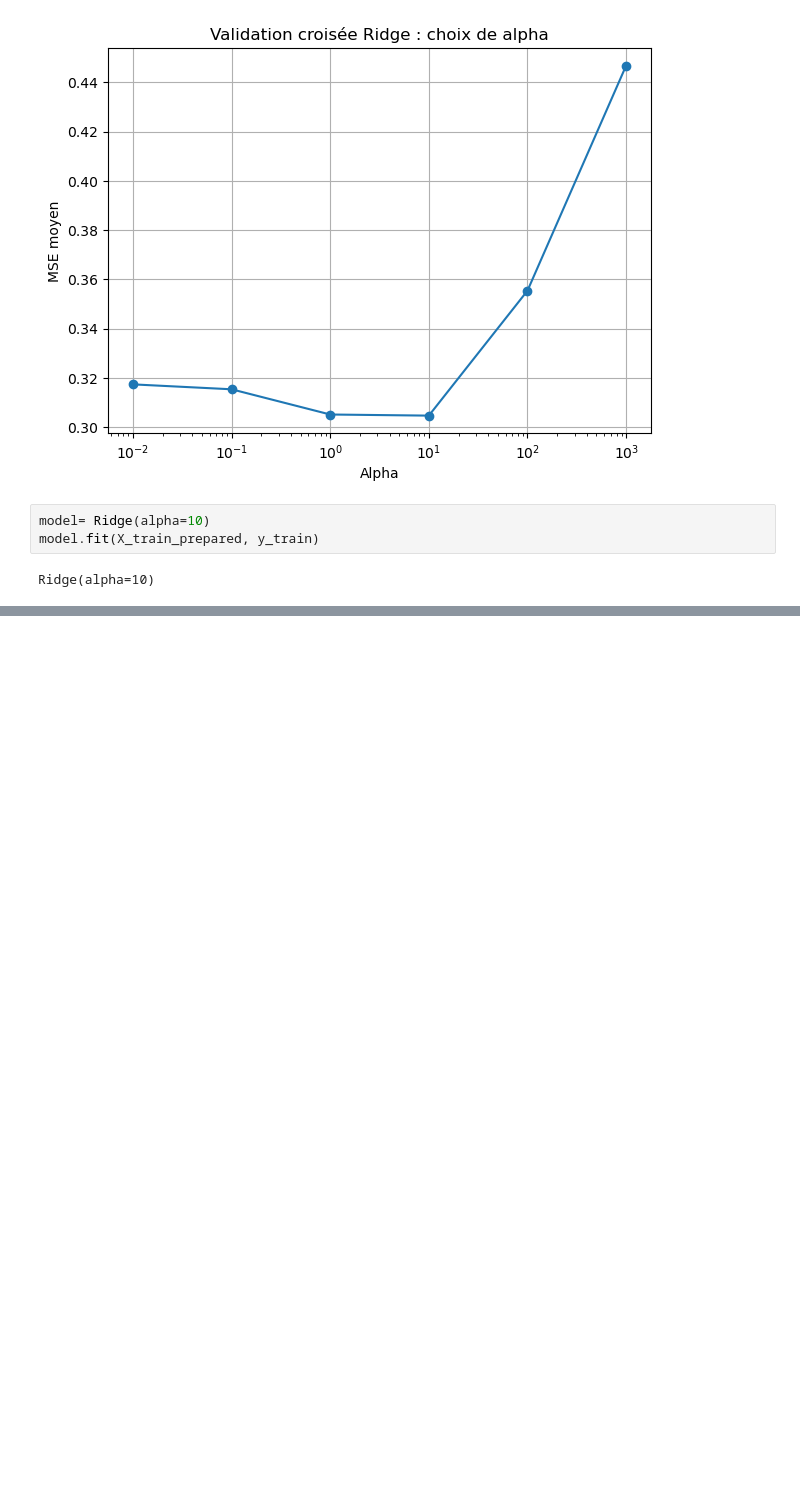
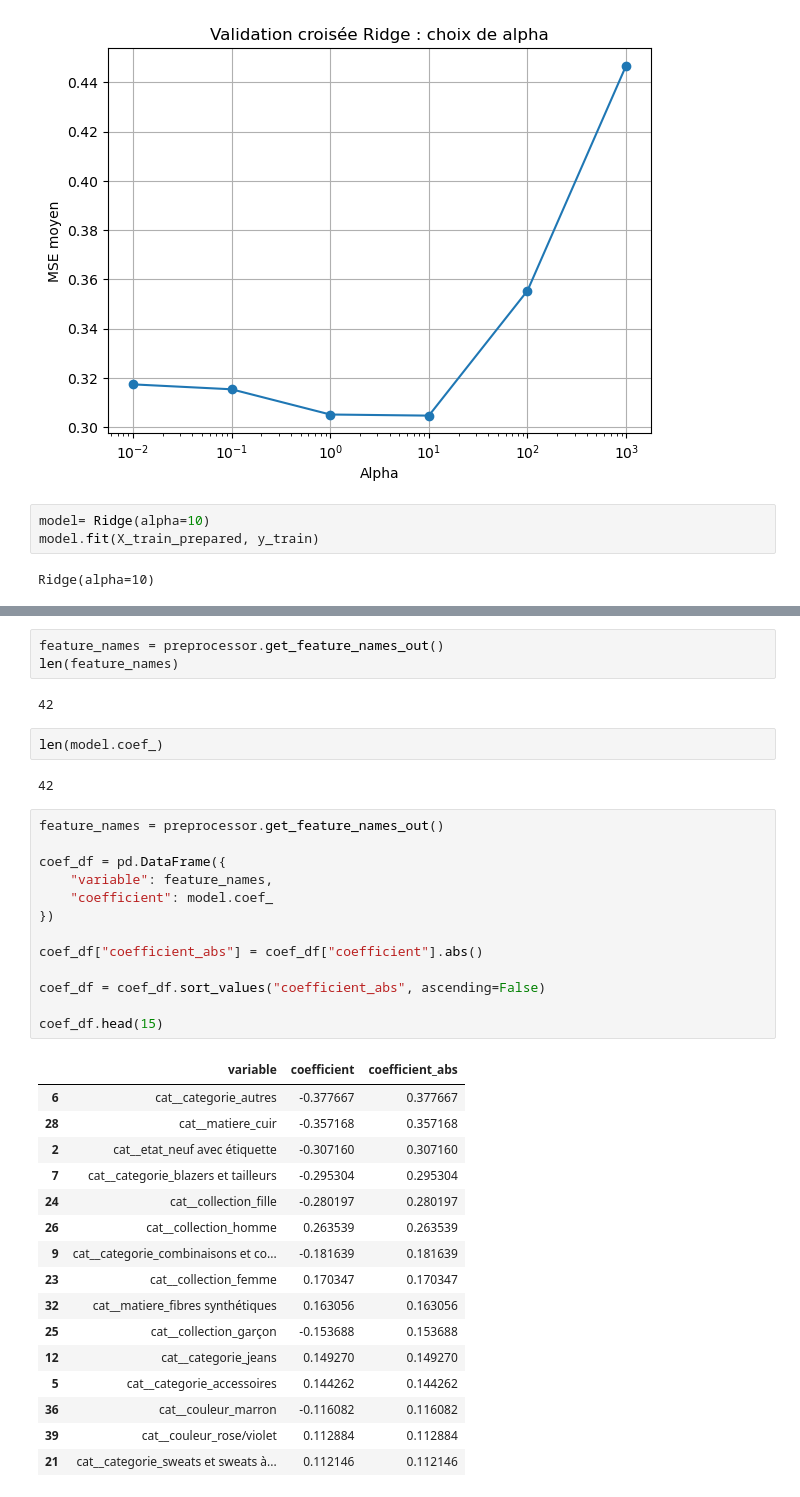
Before and after one commit to NourBouabid/Vinted-Zara-scrapping-et-analyse, a Jupyter notebook: Notebook_Analyse.ipynb, the cells around one changed output, grey strips where cells are left out. Drawn from its saved outputs; the diff is of its cells as text; blank space fills up the shorter version.

Commit message:
performances et coefficient

```diff
--- a/Notebook_Analyse.ipynb
+++ b/Notebook_Analyse.ipynb
@@ -227,0 +250,39 @@ Ridge(alpha=10)
+# %%
+feature_names = preprocessor.get_feature_names_out()
+len(feature_names)
+# %% [output]
+42
+# %%
+len(model.coef_)
+# %% [output]
+42
+# %%
+feature_names = preprocessor.get_feature_names_out()
+
+coef_df = pd.DataFrame({
+    "variable": feature_names,
+    "coefficient": model.coef_
+})
+
+coef_df["coefficient_abs"] = coef_df["coefficient"].abs()
+
+coef_df = coef_df.sort_values("coefficient_abs", ascending=False)
+
+coef_df.head(15)
+# %% [output]
+|  | variable | coefficient | coefficient_abs |
+| 6 | cat__categorie_autres | -0.377667 | 0.377667 |
+| 28 | cat__matiere_cuir | -0.357168 | 0.357168 |
+| 2 | cat__etat_neuf avec étiquette | -0.307160 | 0.307160 |
+| 7 | cat__categorie_blazers et tailleurs | -0.295304 | 0.295304 |
+| 24 | cat__collection_fille | -0.280197 | 0.280197 |
+| 26 | cat__collection_homme | 0.263539 | 0.263539 |
+| 9 | cat__categorie_combinaisons et co... | -0.181639 | 0.181639 |
+| 23 | cat__collection_femme | 0.170347 | 0.170347 |
+| 32 | cat__matiere_fibres synthétiques | 0.163056 | 0.163056 |
+| 25 | cat__collection_garçon | -0.153688 | 0.153688 |
+| 12 | cat__categorie_jeans | 0.149270 | 0.149270 |
+| 5 | cat__categorie_accessoires | 0.144262 | 0.144262 |
+| 36 | cat__couleur_marron | -0.116082 | 0.116082 |
+| 39 | cat__couleur_rose/violet | 0.112884 | 0.112884 |
+| 21 | cat__categorie_sweats et sweats à... | 0.112146 | 0.112146 |
```
Also changed, not shown: parts of 2 cells of this notebook.
